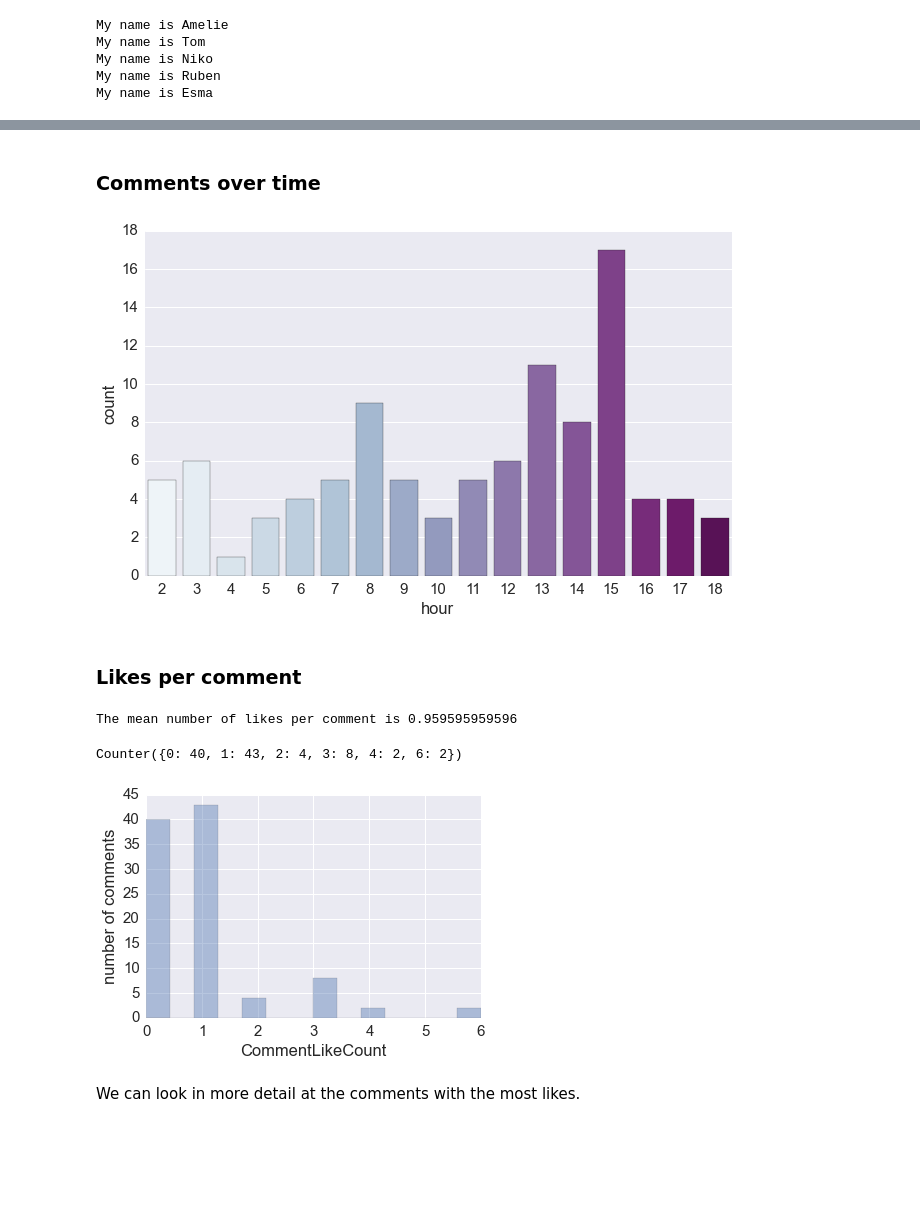
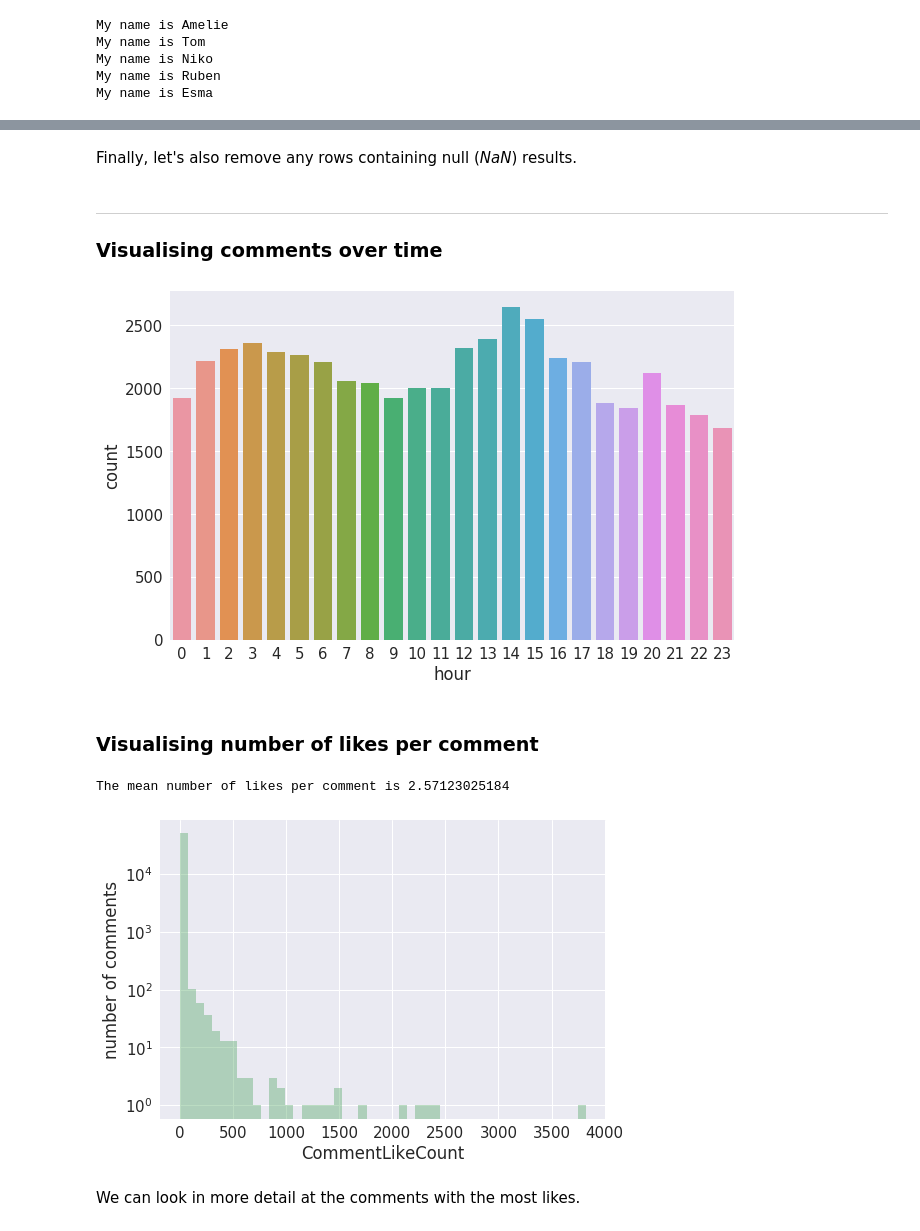
Before and after one commit to Periwynkle/genesys-nlp-workshop, a Jupyter notebook: introduction_to_python/python_workshop_morning.ipynb, the cells around one changed output, grey strips where cells are left out. Saved outputs shown, nothing was run; the diff lists cells and outputs as text; code cells hidden in the pictures; blank space fills up the shorter version.

Commit message:
Added comments and exercises

```diff
--- a/introduction_to_python/python_workshop_morning.ipynb
+++ b/introduction_to_python/python_workshop_morning.ipynb
@@ -117,0 +148,2 @@ comments.head()
+# %%
+comments = pd.read_csv('data/kpop_videos_metadata/exo/I3dezFzsNss.txt', delimiter='\t')
@@ -155,7 +189,5 @@ one_two_likes.head()
 # %%
-# Adding new column
-
-comments['FewLikes'] = (comments['CommentLikeCount'] >= 1) & (comments['CommentLikeCount'] <= 2)
+comments['SomeLikes'] = (comments['CommentLikeCount'] >= 1) & (comments['CommentLikeCount'] <= 2)
 
 comments.head()
 # %% [output]
@@ -270,5 +312,10 @@ comments.head()
-# %% [markdown]
-### Comments over time
+# %% [markdown]
+Finally, let's also remove any rows containing null (_NaN_) results.
+# %%
+comments = comments.dropna()
+# %% [markdown]
+_____________
+### Visualising comments over time
 # %%
 import matplotlib.pyplot as plt
 import seaborn as sns
@@ -276,27 +323,25 @@ sns.set()
 sns.set(color_codes=True)
 sns.set_context("notebook", font_scale=1.5, rc={"lines.linewidth": 2.5})
 # %%
-g = sns.factorplot(x="hour", data=comments, kind="count",
-                   palette="BuPu", size=6, aspect=1.5)
+g = sns.factorplot(x="hour", data=comments, kind="count", size=6, aspect=1.5)
+plt.show()
 # %% [output]
-[figure, old version]
+[figure, new version]
 # %% [markdown]
-### Likes per comment
+### Visualising number of likes per comment
 # %%
-print ("The mean number of likes per comment is", comments.CommentLikeCount.mean())
+print( "The mean number of likes per comment is "+str(comments.CommentLikeCount.mean()) )
 # %% [output]
-The mean number of likes per comment is 0.959595959596
+The mean number of likes per comment is 2.57123025184
-# %%
-from collections import Counter
-
-Counter( comments.CommentLikeCount )
-# %% [output]
-Counter({0: 40, 1: 43, 2: 4, 3: 8, 4: 2, 6: 2})
 # %%
-g = sns.distplot( comments.CommentLikeCount, kde=False, rug=False )
+g = sns.distplot( comments.CommentLikeCount , kde=False, rug=False, color='g' )
+
 g = g.set_ylabel('number of comments')
+
+plt.yscale('log')
+plt.show()
 # %% [output]
-[figure, old version]
+[figure, new version]
 # %% [markdown]
 We can look in more detail at the comments with the most likes.
 # %%
```
Also changed, not shown: parts of 70 cells of this notebook.
